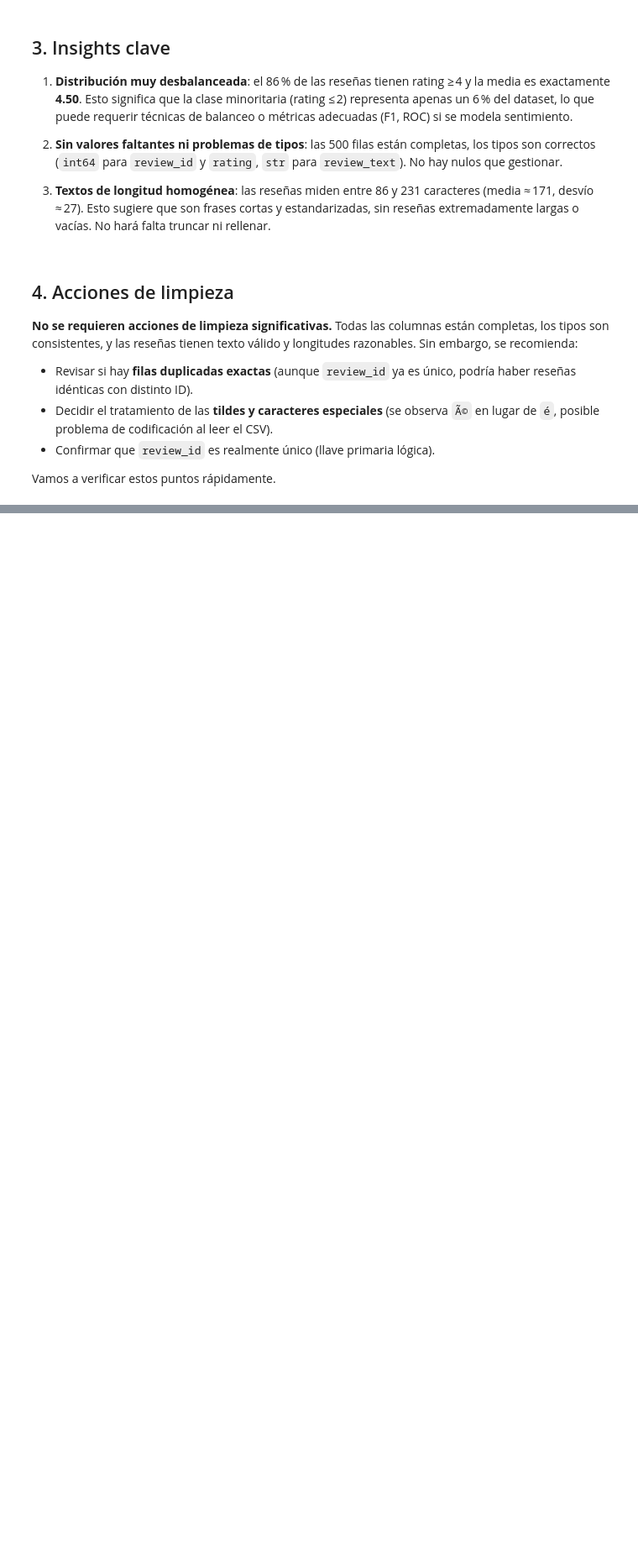
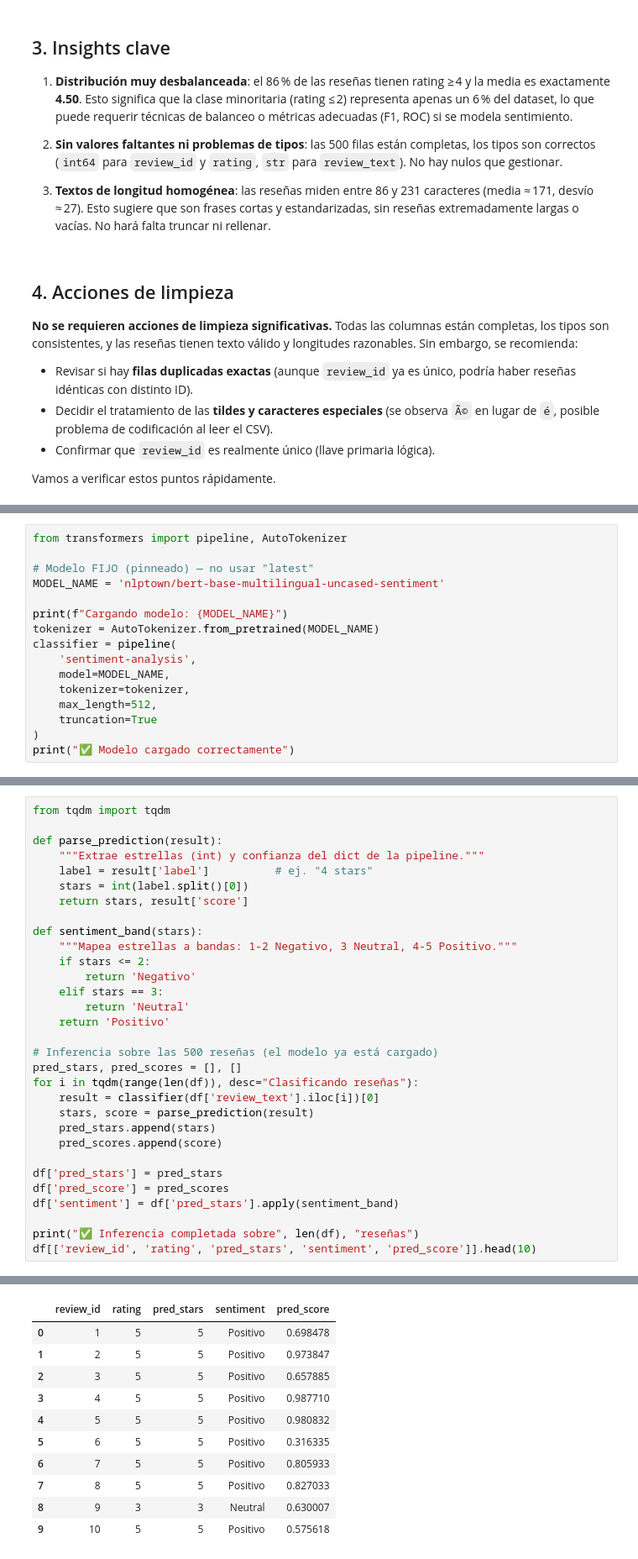
Before and after one commit to wendy-sanchez/aie-pt-3--machine-learning-python, a Jupyter notebook: src/explore.ipynb, the cells around one changed output, grey strips where cells are left out. Shown at 84% size. Cells and saved outputs as stored; diff of their text form; blank space fills up the shorter version.

```diff
--- a/src/explore.ipynb
+++ b/src/explore.ipynb
@@ -74,0 +242,16 @@ print(f"\nEjemplo: {raras.iloc[0]['review_text'][:100] if len(raras) > 0 else 'N
+# %%
+from transformers import pipeline, AutoTokenizer
+
+# Modelo FIJO (pinneado) — no usar "latest"
+MODEL_NAME = 'nlptown/bert-base-multilingual-uncased-sentiment'
+
+print(f"Cargando modelo: {MODEL_NAME}")
+tokenizer = AutoTokenizer.from_pretrained(MODEL_NAME)
+classifier = pipeline(
+    'sentiment-analysis',
+    model=MODEL_NAME,
+    tokenizer=tokenizer,
+    max_length=512,
+    truncation=True
+)
+print("✅ Modelo cargado correctamente")
@@ -74,0 +261,32 @@ print(f"\nEjemplo: {raras.iloc[0]['review_text'][:100] if len(raras) > 0 else 'N
+# %%
+from tqdm import tqdm
+
+def parse_prediction(result):
+    """Extrae estrellas (int) y confianza del dict de la pipeline."""
+    label = result['label']          # ej. "4 stars"
+    stars = int(label.split()[0])
+    return stars, result['score']
+
+def sentiment_band(stars):
+    """Mapea estrellas a bandas: 1-2 Negativo, 3 Neutral, 4-5 Positivo."""
+    if stars <= 2:
+        return 'Negativo'
+    elif stars == 3:
+        return 'Neutral'
+    return 'Positivo'
+
+# Inferencia sobre las 500 reseñas (el modelo ya está cargado)
+pred_stars, pred_scores = [], []
+for i in tqdm(range(len(df)), desc="Clasificando reseñas"):
+    result = classifier(df['review_text'].iloc[i])[0]
+    stars, score = parse_prediction(result)
+    pred_stars.append(stars)
+    pred_scores.append(score)
+
+df['pred_stars'] = pred_stars
+df['pred_score'] = pred_scores
+df['sentiment'] = df['pred_stars'].apply(sentiment_band)
+
+print("✅ Inferencia completada sobre", len(df), "reseñas")
+df[['review_id', 'rating', 'pred_stars', 'sentiment', 'pred_score']].head(10)
+# %% [output]
@@ -74,0 +294,11 @@ print(f"\nEjemplo: {raras.iloc[0]['review_text'][:100] if len(raras) > 0 else 'N
+|  | review_id | rating | pred_stars | sentiment | pred_score |
+| 0 | 1 | 5 | 5 | Positivo | 0.698478 |
+| 1 | 2 | 5 | 5 | Positivo | 0.973847 |
+| 2 | 3 | 5 | 5 | Positivo | 0.657885 |
+| 3 | 4 | 5 | 5 | Positivo | 0.987710 |
+| 4 | 5 | 5 | 5 | Positivo | 0.980832 |
+| 5 | 6 | 5 | 5 | Positivo | 0.316335 |
+| 6 | 7 | 5 | 5 | Positivo | 0.805933 |
+| 7 | 8 | 5 | 5 | Positivo | 0.827033 |
+| 8 | 9 | 3 | 3 | Neutral | 0.630007 |
+| 9 | 10 | 5 | 5 | Positivo | 0.575618 |
```
Also changed, not shown: parts of 28 cells of this notebook, 2 other files.
